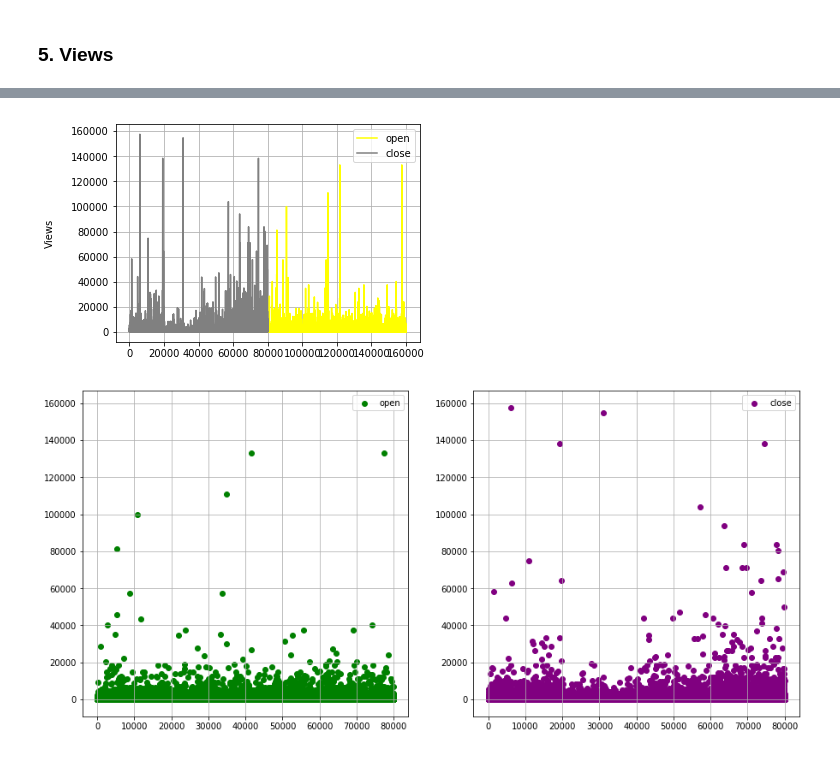
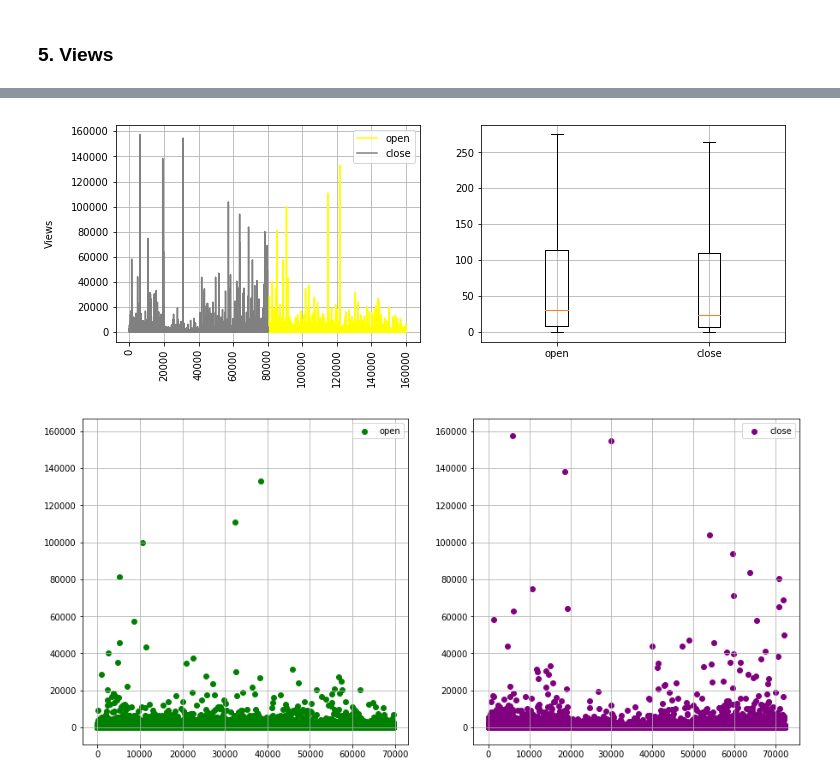
Before and after one commit to sajalagrawal/Query-Closing-on-Stack-Overflow, a Jupyter notebook: Analysis of User Data.ipynb, the cells around one changed output, grey strips where cells are left out. Cells and saved outputs as stored; diff of their text form; code cells hidden in the pictures.

Commit message:
Used non duplicate values

```diff
--- a/Analysis of User Data.ipynb
+++ b/Analysis of User Data.ipynb
@@ -32,0 +56,3 @@ print((openData.shape, closeData.shape))
+# %%
+open_data = openData[['UserId', 'Reputation', 'Views', 'Upvotes', 'Downvotes']].drop_duplicates()
+close_data = closeData[['UserId', 'Reputation', 'Views', 'Upvotes', 'Downvotes']].drop_duplicates()
@@ -332,34 +352,34 @@ Median          40.0            30.0
 # %%
 plt.figure(figsize=(12,4))
 
 plt.subplot(1,2,1)
-plt.plot(openData['Views'], label = 'open', color='yellow')
-plt.plot(closeData['Views'], label = 'close', color='grey')
+plt.plot(open_data['Views'], label = 'open', color='yellow')
+plt.plot(close_data['Views'], label = 'close', color='grey')
 plt.ylabel('Views\n')
 plt.legend()
 plt.grid(True)
+plt.xticks(rotation='vertical')
 
-# plt.subplot(1,2,2)
-# plt.hist([openData['Views'],closeData['Views']], label = ['open', 'close'])
-# plt.legend()
-# plt.grid(True)
+plt.subplot(1,2,2)
+plt.boxplot([open_data['Views'],close_data['Views']], labels = ['open', 'close'], showfliers = False)
+plt.grid(True)
 
 plt.show()
 # %% [output]
-[figure, old version]
+[figure, new version]
 # %%
 plt.figure(figsize=(15,7))
 
 ax1 = plt.subplot(1,2,1)
-plt.scatter(range(len(openData['Views'])), openData['Views'], label = 'open', color='green')
+plt.scatter(range(len(open_data['Views'])), open_data['Views'], label = 'open', color='green')
 plt.legend()
 plt.grid(True)
 
 plt.subplot(1,2,2, sharey = ax1)
-plt.scatter(range(len(closeData['Views'])), closeData['Views'], label = 'close', color='purple')
+plt.scatter(range(len(close_data['Views'])), close_data['Views'], label = 'close', color='purple')
 plt.legend()
 plt.grid(True)
 
 plt.show()
 # %% [output]
-[figure, old version]
+[figure, new version]
```
Also changed, not shown: parts of 20 cells of this notebook.
